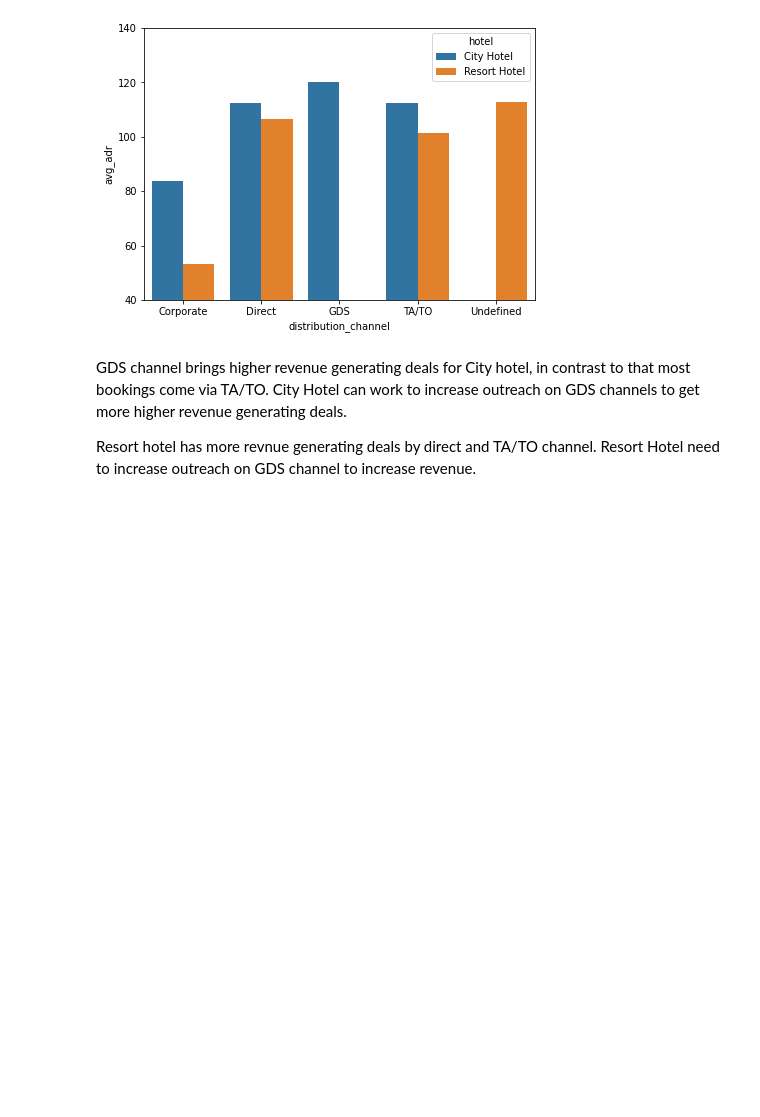
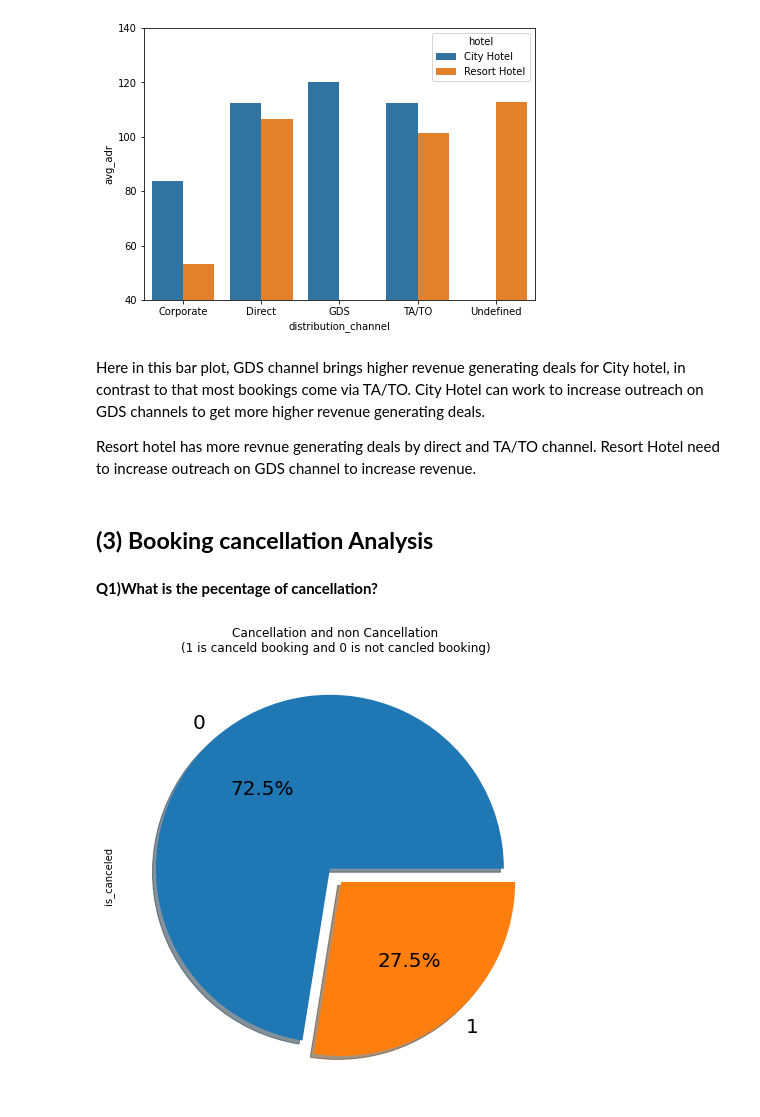
Before and after one commit to bikashsasmal/EDA-Group-Hotel-Booking-Analysis---Capstone-Project-1-.ipynb-by-rebooters, a Jupyter notebook: EDA(Group)_Hotel_Booking_Analysis_Capstone_Project_1_ipynb_by_rebooters.ipynb, the cells around one changed output. Saved outputs shown, nothing was run; the diff lists cells and outputs as text; code cells hidden in the pictures; blank space fills up the shorter version.

Commit message:
Complete our first EDA capstone project on hotel booking analysis.

```diff
--- a/EDA(Group)_Hotel_Booking_Analysis_Capstone_Project_1_ipynb_by_rebooters.ipynb
+++ b/EDA(Group)_Hotel_Booking_Analysis_Capstone_Project_1_ipynb_by_rebooters.ipynb
@@ -668,6 +710,17 @@ plt.show()
 # %% [output]
 [figure]
 # %% [markdown]
+Here in this bar plot,
 GDS channel brings higher revenue generating deals for City hotel, in contrast to that most bookings come via TA/TO. City Hotel can work to increase outreach on GDS channels to get more higher revenue generating deals.
 
 Resort hotel has more revnue generating deals by direct and TA/TO channel. Resort Hotel need to increase outreach on GDS channel to increase revenue.
+# %% [markdown]
+## <b> (3) Booking cancellation Analysis </b>
+# %% [markdown]
+**Q1)What is the pecentage of cancellation?**
+# %%
+df1['is_canceled'].value_counts().plot.pie(explode=[0.05, 0.05], autopct='%1.1f%%', shadow=True, figsize=(10,8),fontsize=20)
+plt.title("Cancellation and non Cancellation\n(1 is canceld booking and 0 is not cancled booking)")
+plt.show()
+# %% [output]
+[figure, added]
```
Also changed, not shown: parts of 84 cells of this notebook.
